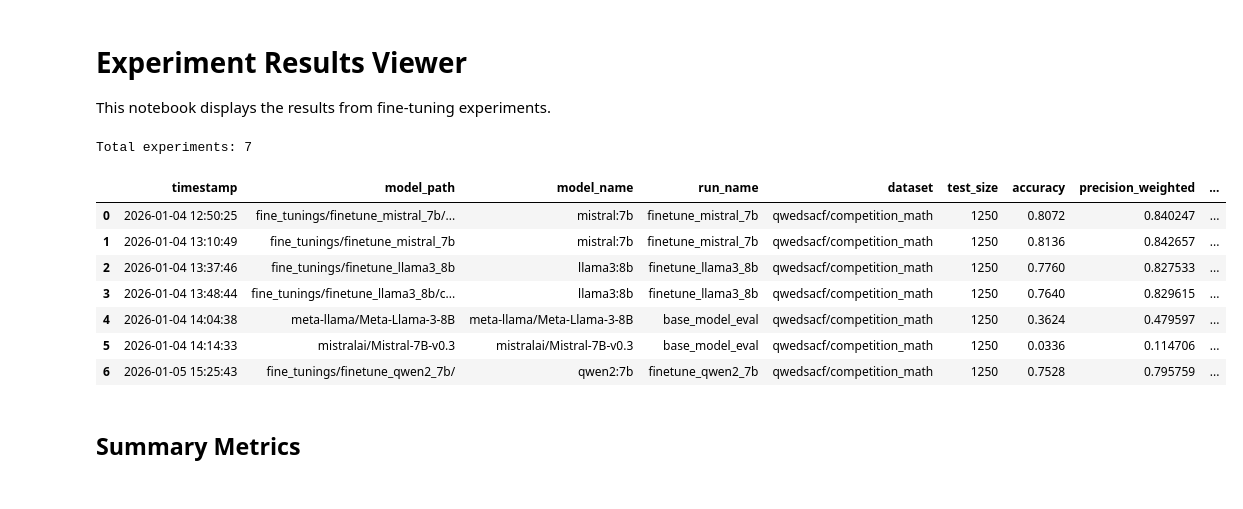
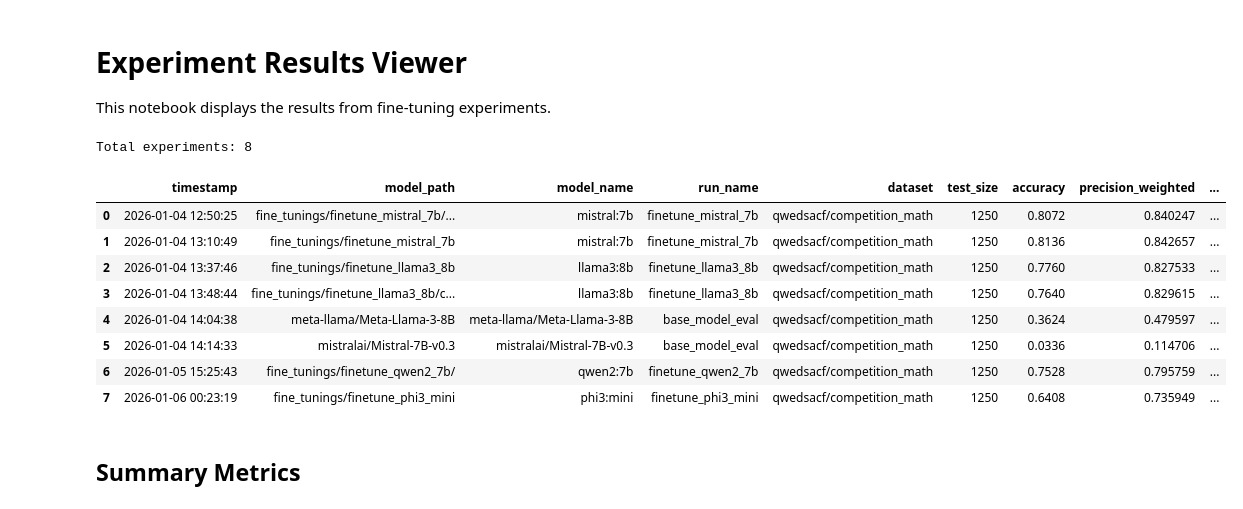
Before and after one commit to yass-ML/AdvancedNLP-Project, a Jupyter notebook: notebooks/view_experiments.ipynb, the cells around one changed output. Saved outputs shown, nothing was run; the diff lists cells and outputs as text; code cells hidden in the pictures.

```diff
--- a/notebooks/view_experiments.ipynb
+++ b/notebooks/view_experiments.ipynb
@@ -9,23 +9,24 @@ pd.set_option('display.width', None)
 # %%
 # Load results (assuming notebook is in notebooks/ and csv is in root)
 try:
-    df = pd.read_csv('../fine_tunings/experiments.csv')
+    df = pd.read_csv('../fine_tunings/unsloth/experiments.csv')
 except FileNotFoundError:
     # Fallback if running from root
     df = pd.read_csv('experiments.csv')
 
 print(f"Total experiments: {len(df)}")
 df
 # %% [output]
-Total experiments: 7
+Total experiments: 8
 |  | timestamp | model_path | model_name | run_name | dataset | test_size | accuracy | precision_weighted | ... |
 | 0 | 2026-01-04 12:50:25 | fine_tunings/finetune_mistral_7b/... | mistral:7b | finetune_mistral_7b | qwedsacf/competition_math | 1250 | 0.8072 | 0.840247 | ... |
 | 1 | 2026-01-04 13:10:49 | fine_tunings/finetune_mistral_7b | mistral:7b | finetune_mistral_7b | qwedsacf/competition_math | 1250 | 0.8136 | 0.842657 | ... |
 | 2 | 2026-01-04 13:37:46 | fine_tunings/finetune_llama3_8b | llama3:8b | finetune_llama3_8b | qwedsacf/competition_math | 1250 | 0.7760 | 0.827533 | ... |
 | 3 | 2026-01-04 13:48:44 | fine_tunings/finetune_llama3_8b/c... | llama3:8b | finetune_llama3_8b | qwedsacf/competition_math | 1250 | 0.7640 | 0.829615 | ... |
 | 4 | 2026-01-04 14:04:38 | meta-llama/Meta-Llama-3-8B | meta-llama/Meta-Llama-3-8B | base_model_eval | qwedsacf/competition_math | 1250 | 0.3624 | 0.479597 | ... |
 | 5 | 2026-01-04 14:14:33 | mistralai/Mistral-7B-v0.3 | mistralai/Mistral-7B-v0.3 | base_model_eval | qwedsacf/competition_math | 1250 | 0.0336 | 0.114706 | ... |
 | 6 | 2026-01-05 15:25:43 | fine_tunings/finetune_qwen2_7b/ | qwen2:7b | finetune_qwen2_7b | qwedsacf/competition_math | 1250 | 0.7528 | 0.795759 | ... |
+| 7 | 2026-01-06 00:23:19 | fine_tunings/finetune_phi3_mini | phi3:mini | finetune_phi3_mini | qwedsacf/competition_math | 1250 | 0.6408 | 0.735949 | ... |
 # %% [markdown]
 ## Summary Metrics
 # %%
```
Also changed, not shown: 9 other files.
